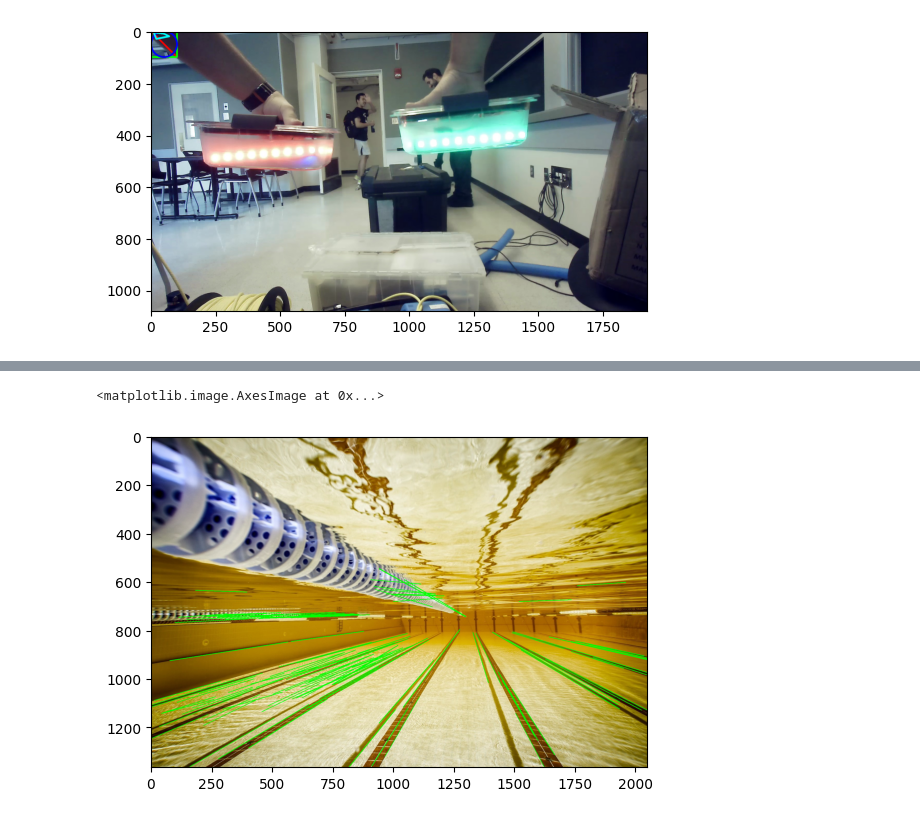
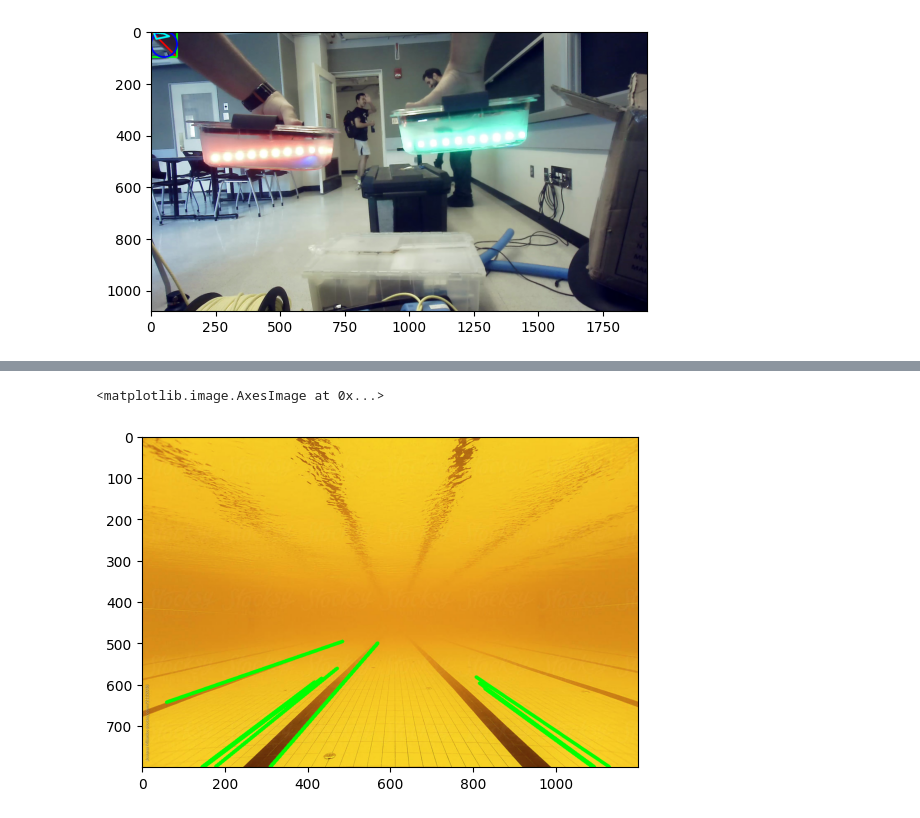
Before and after one commit to TonehavenE/cv-intro, a Jupyter notebook: test.ipynb, the cells around one changed output, grey strips where cells are left out. Drawn from its saved outputs; the diff is of its cells as text; code cells hidden in the pictures.

Commit message:
starting pool detection

```diff
--- a/test.ipynb
+++ b/test.ipynb
@@ -58,24 +57,25 @@ plt.imshow(img)
 # %%
-img = cv2.imread("pool.jpg")
+img = cv2.imread("pool2.jpg")
 gray = cv2.cvtColor(img, cv2.COLOR_BGR2GRAY) # convert to grayscale
-edges = cv2.Canny(gray, 50, 150, apertureSize=3) # detect edges
+edges = cv2.Canny(gray, 50, 200, apertureSize=7) # detect edges
+# plt.imshow(edges)
 lines = cv2.HoughLinesP(
                 edges,
                 1,
                 np.pi/180,
-                100,
-                minLineLength=200,
-                maxLineGap=10,
+                500,
+                minLineLength=250,
+                maxLineGap=5,
         ) # detect lines
 
 for line in lines:
     x1, y1, x2, y2 = line[0]
-    cv2.line(img, (x1, y1), (x2, y2), (0, 255, 0), 2)
+    cv2.line(img, (x1, y1), (x2, y2), (0, 255, 0), 7)
 
 plt.imshow(img)
 # %% [output]
 <matplotlib.image.AxesImage at 0x...>
-[figure, old version]
+[figure, new version]
 # %%
 """
 - Run the code above and make sure it works.
```
Also changed, not shown: parts of 3 cells of this notebook, 3 other files.
